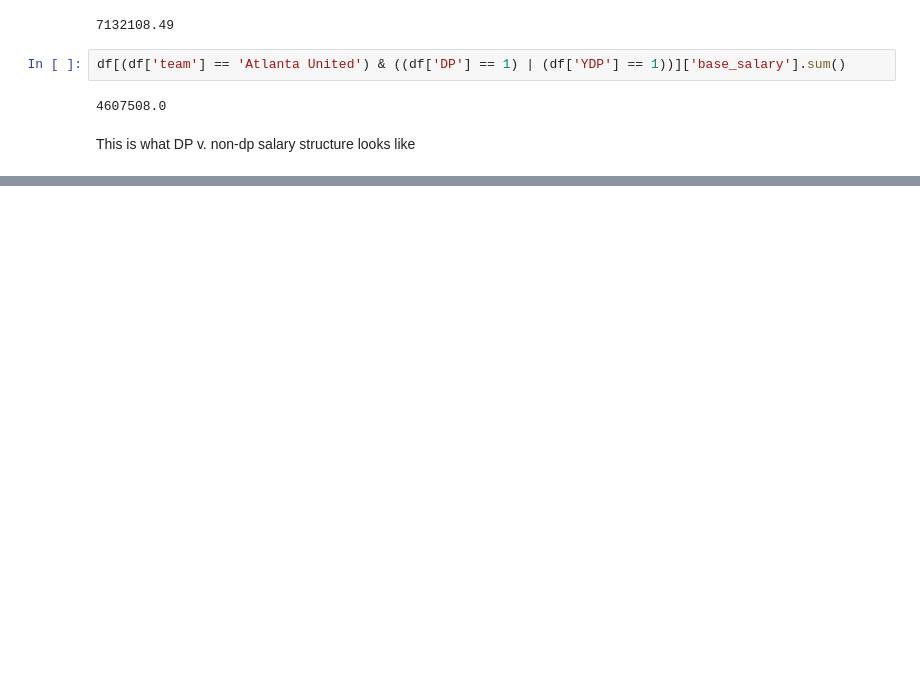
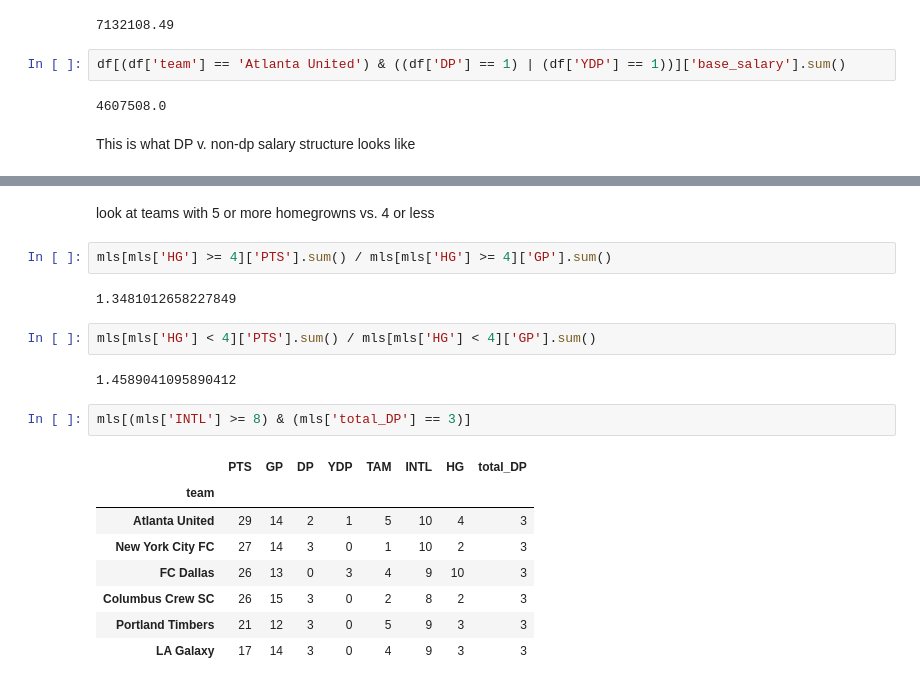
Before and after one commit to eggarcia28/MLS-Salaries, a Jupyter notebook: MLSPU Salaries.ipynb, the cells around one changed output, grey strips where cells are left out. Drawn from its saved outputs; the diff is of its cells as text; blank space fills up the shorter version.

```diff
--- a/MLSPU Salaries.ipynb
+++ b/MLSPU Salaries.ipynb
@@ -259,0 +425,21 @@ This is what DP v. non-dp salary structure looks like
+# %% [markdown]
+look at teams with 5 or more homegrowns vs. 4 or less
+# %%
+mls[mls['HG'] >= 4]['PTS'].sum() / mls[mls['HG'] >= 4]['GP'].sum()
+# %% [output]
+1.3481012658227849
+# %%
+mls[mls['HG'] < 4]['PTS'].sum() / mls[mls['HG'] < 4]['GP'].sum()
+# %% [output]
+1.4589041095890412
+# %%
+mls[(mls['INTL'] >= 8) & (mls['total_DP'] == 3)]
+# %% [output]
+|  | PTS | GP | DP | YDP | TAM | INTL | HG | total_DP |
+| team |  |  |  |  |  |  |  |  |
+| Atlanta United | 29 | 14 | 2 | 1 | 5 | 10 | 4 | 3 |
+| New York City FC | 27 | 14 | 3 | 0 | 1 | 10 | 2 | 3 |
+| FC Dallas | 26 | 13 | 0 | 3 | 4 | 9 | 10 | 3 |
+| Columbus Crew SC | 26 | 15 | 3 | 0 | 2 | 8 | 2 | 3 |
+| Portland Timbers | 21 | 12 | 3 | 0 | 5 | 9 | 3 | 3 |
+| LA Galaxy | 17 | 14 | 3 | 0 | 4 | 9 | 3 | 3 |
```
Also changed, not shown: parts of 44 cells of this notebook.
